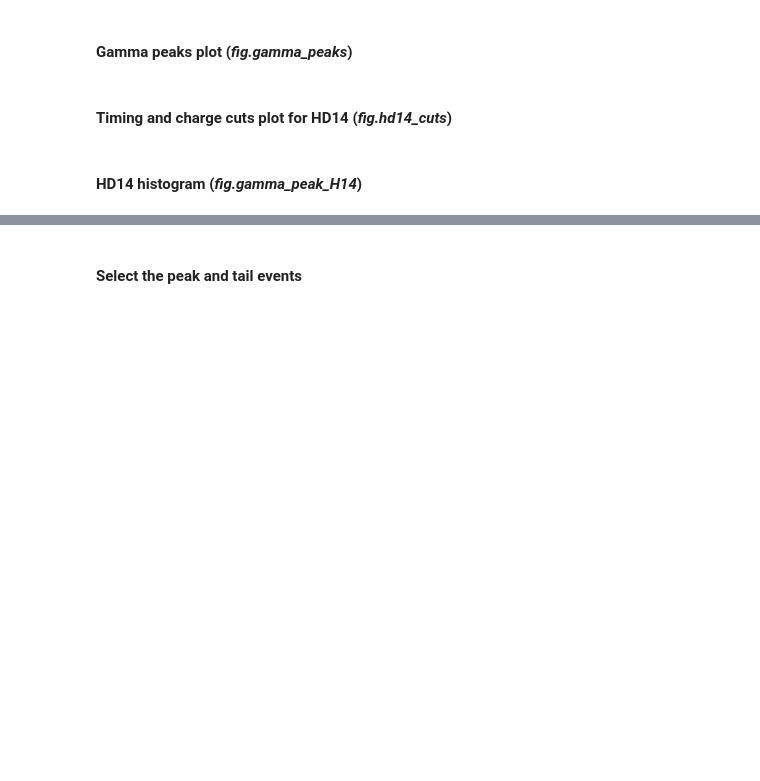
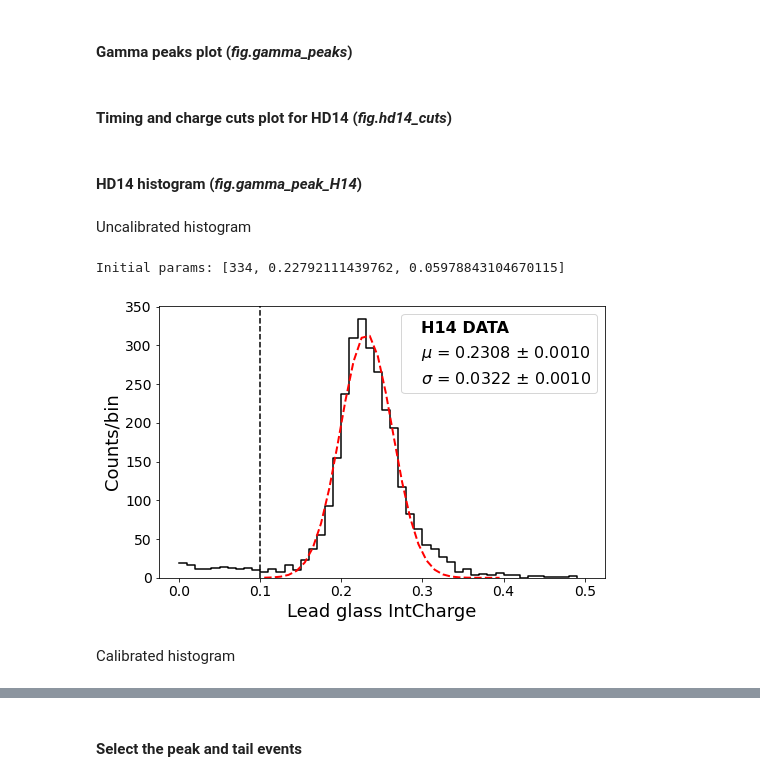
Before and after one commit to jerenner/T9BeamTestAna, a Jupyter notebook: python/new_analysis/hodoscope/hodoscope_analysis.ipynb, the cells around one changed output, grey strips where cells are left out. Saved outputs shown, nothing was run; the diff lists cells and outputs as text; code cells hidden in the pictures; blank space fills up the shorter version.

```diff
--- a/python/new_analysis/hodoscope/hodoscope_analysis.ipynb
+++ b/python/new_analysis/hodoscope/hodoscope_analysis.ipynb
@@ -348,6 +764,74 @@ plt.savefig("T2_cuts.pdf", bbox_inches='tight')
 # %%
 def gauss(x, amplitude, mean, stddev):
         return amplitude * norm.pdf(x, loc=mean, scale=stddev)
+# %% [markdown]
+Uncalibrated histogram
+# %%
+nbins = 50
+e_range = [0,0.5]
+fit_start = 10
+fit_end = 40
+normed = False
+cuts_nominal = (final_df.hit_HD14 == 1) & (final_df.total_hits == 1) & (final_df.LG_nPeaks == 1)
+
+# Set up the timing cuts
+if(low_radiation):
+    cuts_timing = (final_df.hit_ACT1 == 1) & (final_df.nohit_ACT3 == 1) & \
+              (final_df.hit_TOF0 == 1) & (final_df.hit_T2 == 1)
+else:
+    cuts_timing = (final_df.hit_ACT0 == 1) & \
+                        (final_df.hit_ACT1 == 1) & (final_df.nohit_ACT3 == 1) & \
+                        (final_df.hit_TOF0 == 1) & (final_df.hit_TOF1 == 1) & (final_df.hit_T2 == 1)
+
+# Convert the LG charge to energy
+lg_energy = final_df[cuts_nominal & cuts_timing]['LG_IntCharge']
+#lg_energy = lg_energy[lg_energy > 50]
+
+# Create the plot
+hist, bin_edges = np.histogram(lg_energy, bins=nbins, range=e_range, density=normed)
+bin_centers = (bin_edges[:-1] + bin_edges[1:]) / 2
+
+# Gaussian fit
+initial_params = [np.max(hist), np.mean(lg_energy), np.std(lg_energy)]
+print(f"Initial params: {initial_params}")
+popt, pcov = curve_fit(gauss, bin_centers[fit_start:fit_end], hist[fit_start:fit_end], p0=initial_params)
+perr = np.sqrt(np.diag(pcov))
+fit_curve = gauss(bin_centers[fit_start:fit_end], *popt)
+
+# Plot the fit peak
+fig = plt.figure(figsize=(8,5))
+plt.bar(bin_edges[:-1], hist, width=np.diff(bin_edges)[0], align='edge', color='white')
+plt.plot(bin_edges[:-1], hist, color='black', drawstyle='steps-post')
+plt.plot(bin_centers[fit_start:fit_end], fit_curve, '--', color='red', linewidth=2.0, alpha=1.0)
+plt.axvline(0.1,color='black',linestyle='--')
+
+# Prepare the legend.
+lbl1 = f"H14 DATA"
+lbl2 = "$\mu$ = {:.4f} $\pm$ {:.4f}".format(popt[1],perr[1])
+lbl3 = "$\sigma$ = {:.4f} $\pm$ {:.4f}".format(popt[2],perr[2])
+legend_elements = [Line2D([0], [0], color='none', lw=0, label=lbl1),
+                   Line2D([0], [0], color='none', lw=0, label=lbl2),
+                   Line2D([0], [0], color='none', lw=0, label=lbl3)]
+leg = plt.legend(handles=legend_elements, frameon=True, handlelength=0, fontsize=16)
+for i, text in enumerate(leg.get_texts()):
+    if i == 0:
+        text.set_weight('bold')
+    text.set_horizontalalignment('right')
+
+plt.xlabel("Lead glass IntCharge",fontsize=18)
+plt.ylabel("Counts/bin",fontsize=18)
+plt.gca().tick_params(axis="x", labelsize=14)
+plt.gca().tick_params(axis="y", labelsize=14)
+
+plt.savefig(f"DATA_gamma_peak_H14.pdf", bbox_inches='tight')
+#plt.yscale('log')
+#plt.ylim([0.1,np.max(h0[0])*1.5])
+#plt.title(f"RUN 000{rnum}, p = + {pbeam/1000} GeV/c",fontsize=20)
+# %% [output]
+Initial params: [334, 0.22792111439762, 0.05978843104670115]
+[figure, added]
+# %% [markdown]
+Calibrated histogram
 # %%
 nbins = 50
 e_range = [0,700]
```
Also changed, not shown: parts of 23 cells of this notebook, 1 other file.
